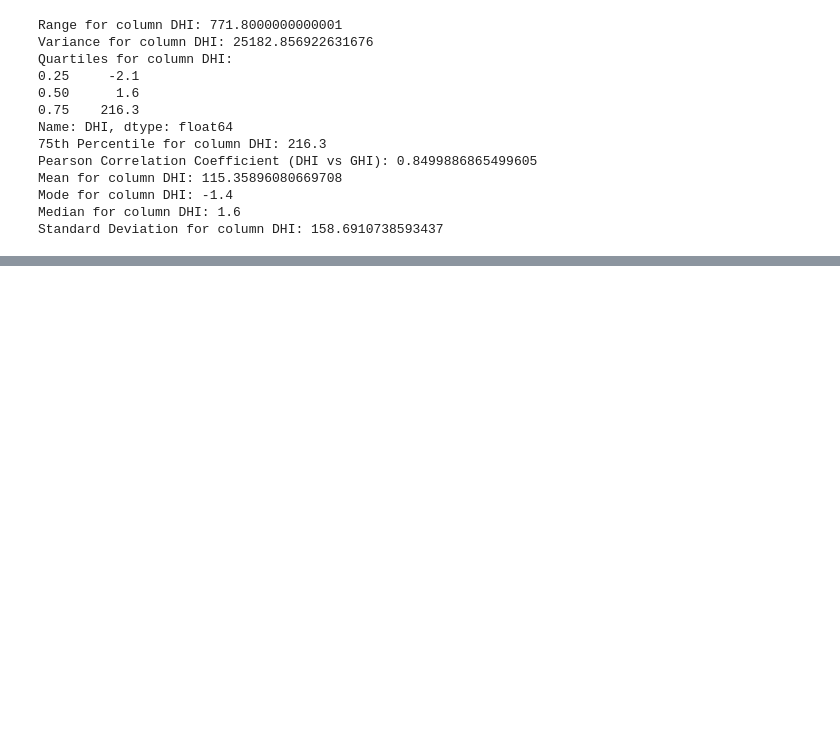
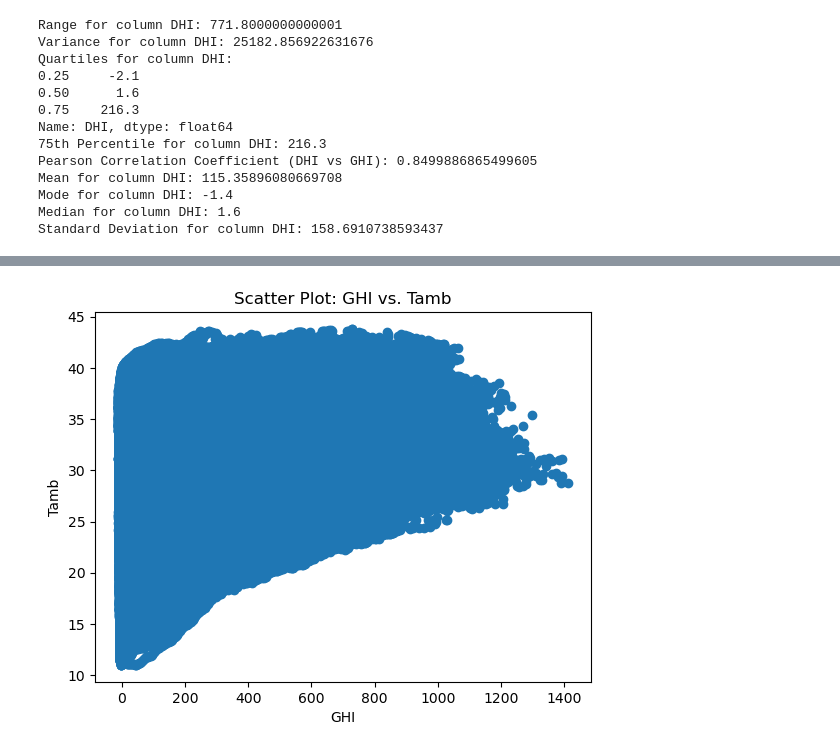
Before and after one commit to jodahe1/MoonLight-Energy-Solutions, a Jupyter notebook: benin-malanville.ipynb, the cells around one changed output, grey strips where cells are left out. Saved outputs shown, nothing was run; the diff lists cells and outputs as text; code cells hidden in the pictures; blank space fills up the shorter version.

```diff
--- a/benin-malanville.ipynb
+++ b/benin-malanville.ipynb
@@ -62,0 +78,13 @@ Standard Deviation for column DHI: 158.6910738593437
+# %%
+# Generate a scatter plot for GHI vs. Tamb
+plt.scatter(df['GHI'], df['Tamb'])
+
+# Add labels and title
+plt.xlabel('GHI')
+plt.ylabel('Tamb')
+plt.title('Scatter Plot: GHI vs. Tamb')
+
+# Display the scatter plot
+plt.show()
+# %% [output]
+[figure, added]
```
Also changed, not shown: parts of 6 cells of this notebook.
